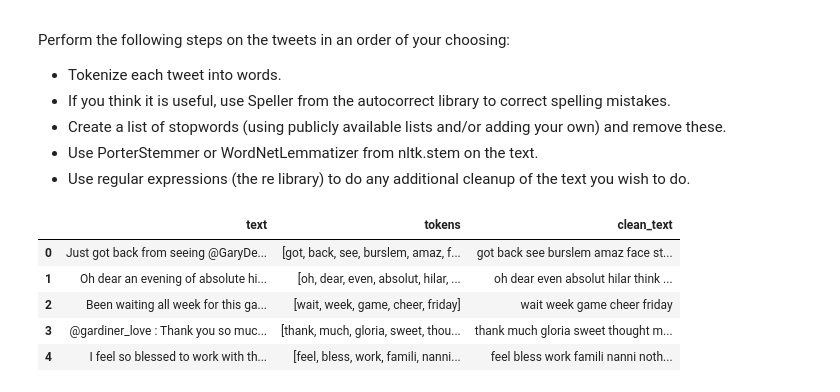
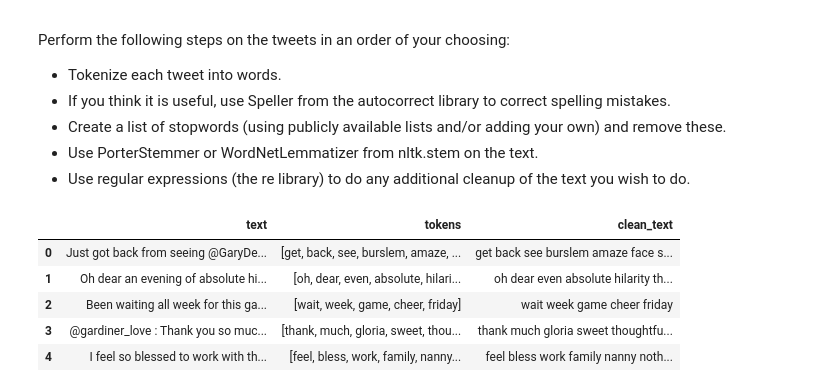
Before and after one commit to DanielMelo46/Neural_Networks_Assignment_1, a Jupyter notebook: assignment_6.ipynb, the cells around one changed output. Cells and saved outputs as stored; diff of their text form; code cells hidden in the pictures.

```diff
--- a/assignment_6.ipynb
+++ b/assignment_6.ipynb
@@ -130,8 +130,9 @@ Perform the following steps on the tweets in an order of your choosing:
 # %%
 import re
 import nltk
-from nltk.corpus import stopwords
-from nltk.stem import PorterStemmer
+from nltk import pos_tag
+from nltk.corpus import stopwords, wordnet
+from nltk.stem import WordNetLemmatizer
 from nltk.tokenize import TweetTokenizer
 
 try:
@@ -141,16 +142,28 @@ except Exception:
     speller = None
     print("autocorrect not found; continuing without spelling correction.")
 
-nltk.download("stopwords", quiet=True)
+for resource in ["stopwords", "wordnet", "omw-1.4", "averaged_perceptron_tagger"]:
+    nltk.download(resource, quiet=True)
 
 tokenizer = TweetTokenizer(preserve_case=False, reduce_len=True, strip_handles=False)
-stemmer = PorterStemmer()
+lemmatizer = WordNetLemmatizer()
 
 custom_stopwords = {
     "rt", "amp", "im", "ive", "dont", "didnt", "cant", "wont",
     "u", "ur", "via"
 }
 stop_words = set(stopwords.words("english")).union(custom_stopwords)
+
+def to_wordnet_pos(treebank_tag):
+    if treebank_tag.startswith("J"):
+        return wordnet.ADJ
+    if treebank_tag.startswith("V"):
+        return wordnet.VERB
+    if treebank_tag.startswith("N"):
+        return wordnet.NOUN
+    if treebank_tag.startswith("R"):
+        return wordnet.ADV
+    return wordnet.NOUN
 
 def preprocess_tweet(text, use_speller=False):
     text = str(text).lower()
@@ -162,39 +175,40 @@ def preprocess_tweet(text, use_speller=False):
     text = re.sub(r"[^a-z'\s]", " ", text)
     text = re.sub(r"\s+", " ", text).strip()
 
     tokens = tokenizer.tokenize(text)
 
     if use_speller and speller is not None:
         tokens = [speller(t) if t.isalpha() else t for t in tokens]
 
     tokens = [t for t in tokens if t not in stop_words and len(t) > 1]
-    tokens = [stemmer.stem(t) for t in tokens]
+
+    if tokens:
+        tagged = pos_tag(tokens)
+        tokens = [lemmatizer.lemmatize(tok, to_wordnet_pos(tag)) for tok, tag in tagged]
 
     clean_text = " ".join(tokens)
     return tokens, clean_text
 
 def preprocess_dataframe(df, text_col="tweet", use_speller=False):
-    processed = df[text_col].apply(
-        lambda x: preprocess_tweet(x, use_speller=use_speller)
-    )
+    processed = df[text_col].apply(lambda x: preprocess_tweet(x, use_speller=use_speller))
     out = df.copy()
     out["tokens"] = processed.apply(lambda x: x[0])
     out["clean_text"] = processed.apply(lambda x: x[1])
     return out
 
 text_col = "tweet" if "tweet" in df_train.columns else "text"
 if text_col not in df_train.columns:
     raise KeyError("Expected a text column named 'tweet' or 'text'.")
 
 df_train_pp = preprocess_dataframe(df_train, text_col=text_col, use_speller=False)
 df_validation_pp = preprocess_dataframe(df_validation, text_col=text_col, use_speller=False)
 df_test_pp = preprocess_dataframe(df_test, text_col=text_col, use_speller=False)
 
 df_train_pp[[text_col, "tokens", "clean_text"]].head()
 # %% [output]
 |  | text | tokens | clean_text |
-| 0 | Just got back from seeing @GaryDe... | [got, back, see, burslem, amaz, f... | got back see burslem amaz face st... |
-| 1 | Oh dear an evening of absolute hi... | [oh, dear, even, absolut, hilar, ... | oh dear even absolut hilar think ... |
+| 0 | Just got back from seeing @GaryDe... | [get, back, see, burslem, amaze, ... | get back see burslem amaze face s... |
+| 1 | Oh dear an evening of absolute hi... | [oh, dear, even, absolute, hilari... | oh dear even absolute hilarity th... |
 | 2 | Been waiting all week for this ga... | [wait, week, game, cheer, friday] | wait week game cheer friday |
-| 3 | @gardiner_love : Thank you so muc... | [thank, much, gloria, sweet, thou... | thank much gloria sweet thought m... |
-| 4 | I feel so blessed to work with th... | [feel, bless, work, famili, nanni... | feel bless work famili nanni noth... |
+| 3 | @gardiner_love : Thank you so muc... | [thank, much, gloria, sweet, thou... | thank much gloria sweet thoughtfu... |
+| 4 | I feel so blessed to work with th... | [feel, bless, work, family, nanny... | feel bless work family nanny noth... |
```
Also changed, not shown: parts of 5 cells of this notebook.
